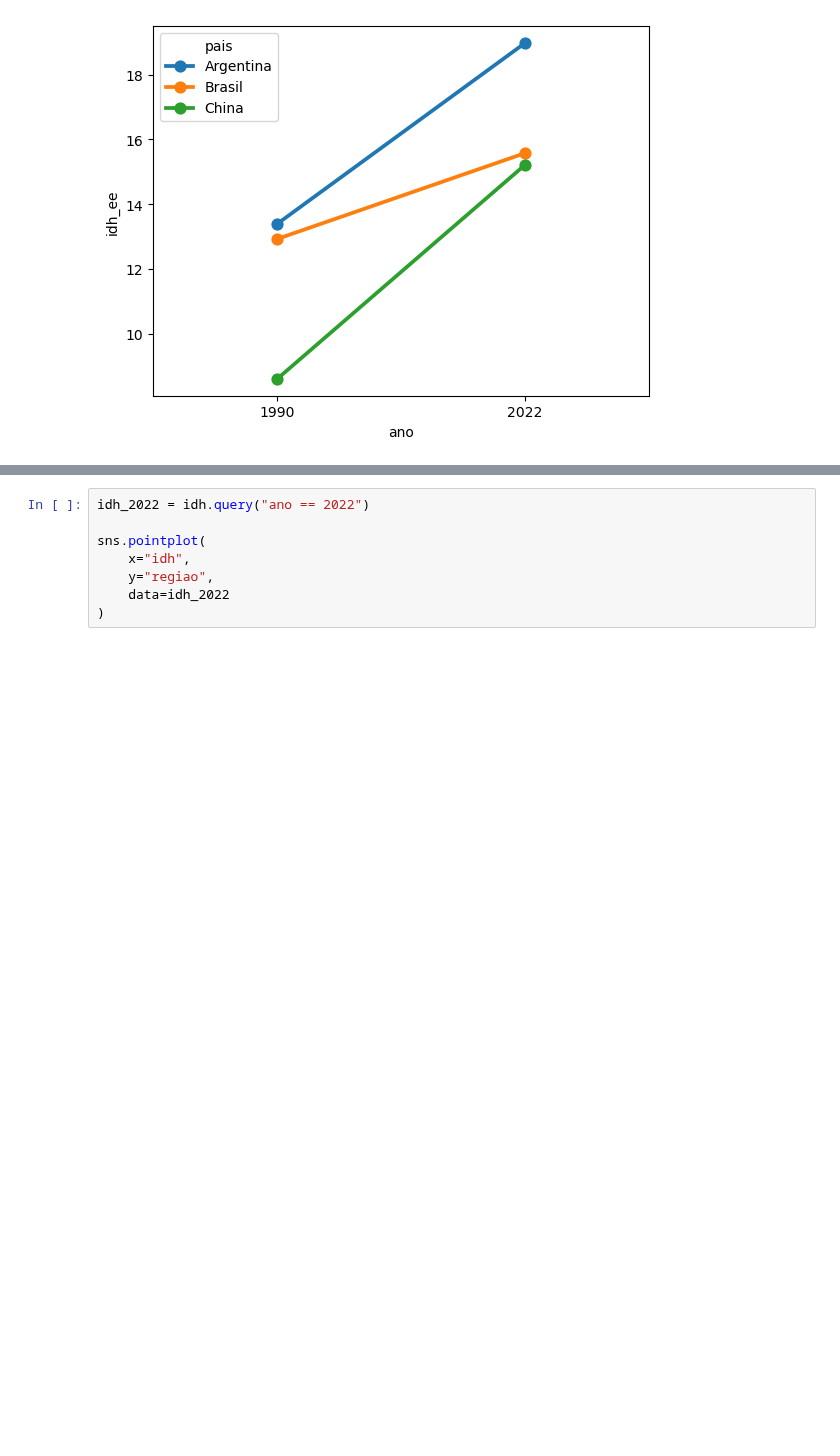
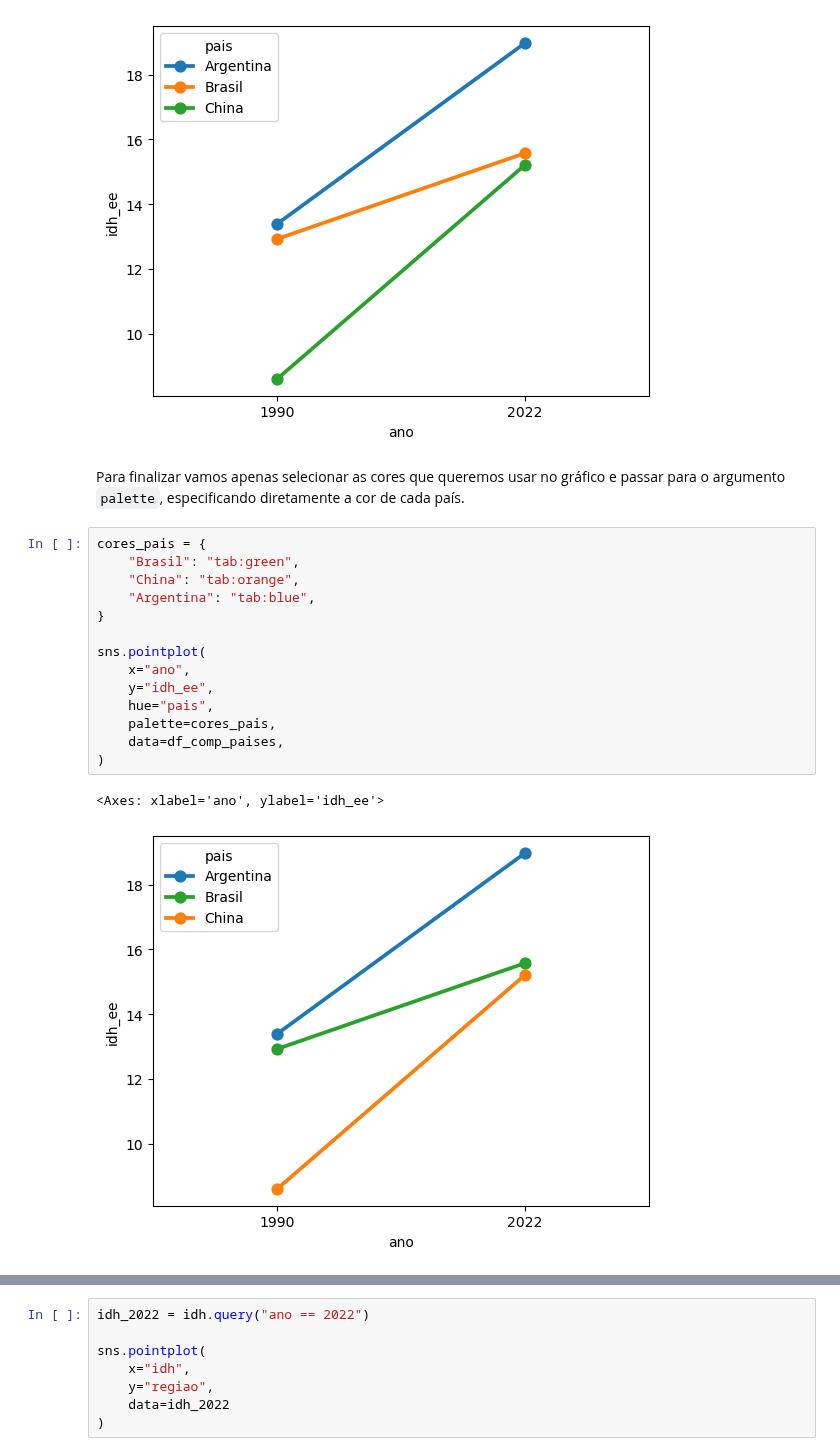
Before and after one commit to lthevenard/curso_prog, a Jupyter notebook: assets/_hidden/apostila_capitulo_6.ipynb, the cells around one changed output, grey strips where cells are left out. Drawn from its saved outputs; the diff is of its cells as text; blank space fills up the shorter version.

```diff
--- a/assets/_hidden/apostila_capitulo_6.ipynb
+++ b/assets/_hidden/apostila_capitulo_6.ipynb
@@ -65,4 +65,23 @@ sns.pointplot(
 # %% [output]
 <Axes: xlabel='ano', ylabel='idh_ee'>
 [figure]
+# %% [markdown]
+Para finalizar vamos apenas selecionar as cores que queremos usar no gráfico e passar para o argumento `palette`, especificando diretamente a cor de cada país.
+# %%
+cores_pais = {
+    "Brasil": "tab:green",
+    "China": "tab:orange",
+    "Argentina": "tab:blue",
+}
+
+sns.pointplot(
+    x="ano",
+    y="idh_ee",
+    hue="pais",
+    palette=cores_pais,
+    data=df_comp_paises,
+)
+# %% [output]
+<Axes: xlabel='ano', ylabel='idh_ee'>
+[figure, added]
 # %% [markdown]
```
Also changed, not shown: parts of 2 cells of this notebook, 1 other file.
